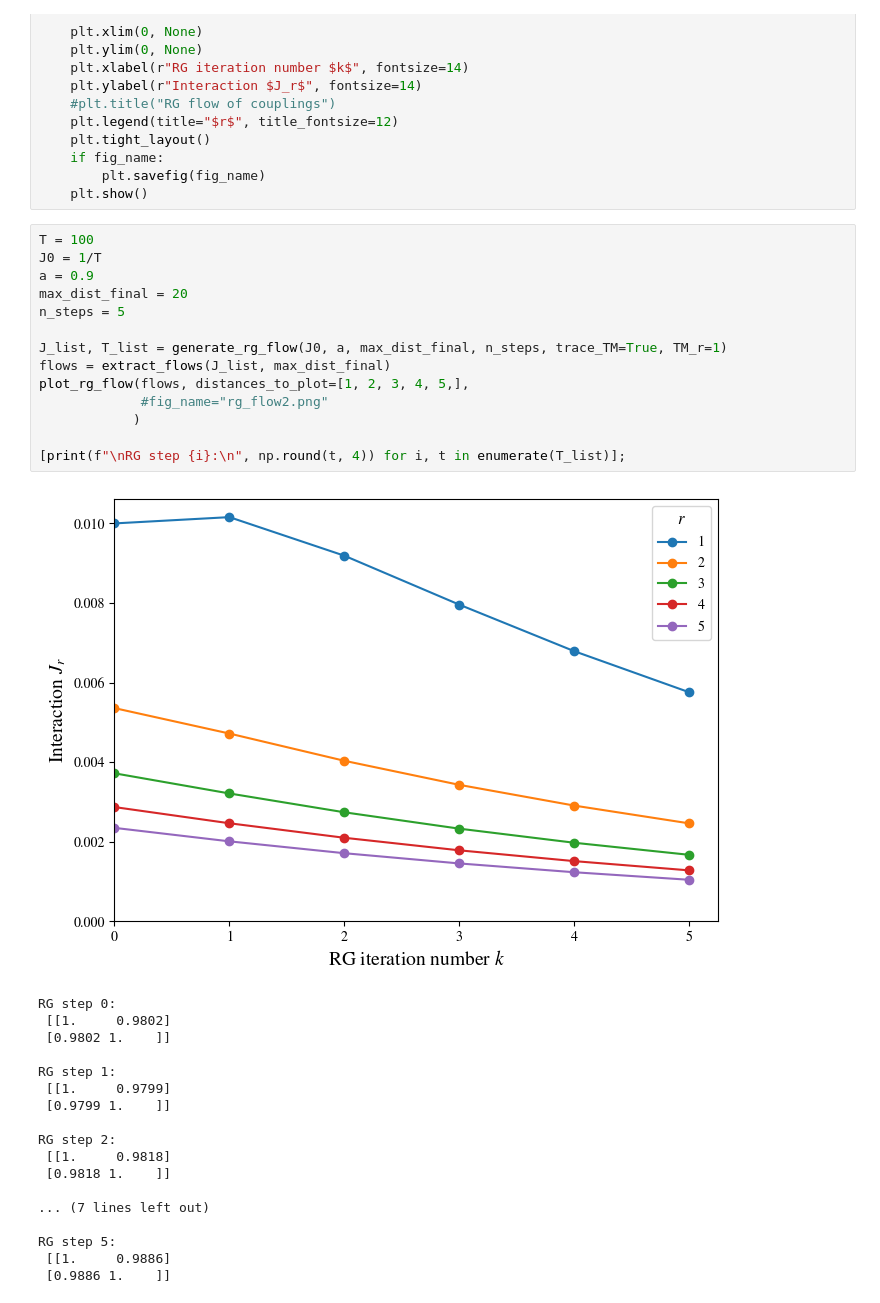
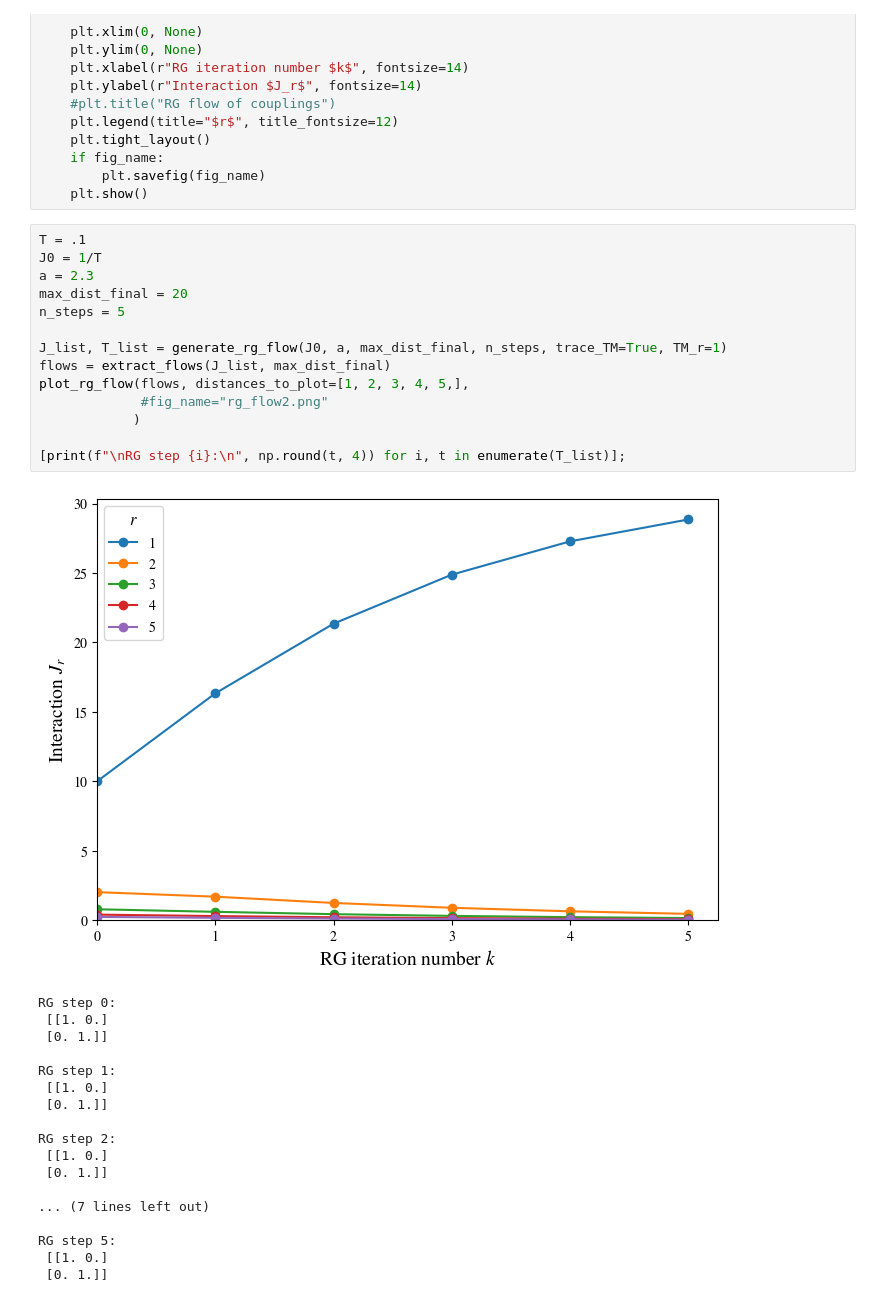
Before and after one commit to erbilcanartun/long-range-ising-chain, a Jupyter notebook: notebooks/rg_flow.ipynb, the cells around one changed output. Cells and saved outputs as stored; diff of their text form.

```diff
--- a/notebooks/rg_flow.ipynb
+++ b/notebooks/rg_flow.ipynb
@@ -84,35 +84,35 @@ def plot_rg_flow(flows, distances_to_plot=None, fig_name=None):
         plt.savefig(fig_name)
     plt.show()
 # %%
-T = 100
+T = .1
 J0 = 1/T
-a = 0.9
+a = 2.3
 max_dist_final = 20
 n_steps = 5
 
 J_list, T_list = generate_rg_flow(J0, a, max_dist_final, n_steps, trace_TM=True, TM_r=1)
 flows = extract_flows(J_list, max_dist_final)
 plot_rg_flow(flows, distances_to_plot=[1, 2, 3, 4, 5,],
              #fig_name="rg_flow2.png"
             )
 
 [print(f"\nRG step {i}:\n", np.round(t, 4)) for i, t in enumerate(T_list)];
 # %% [output]
-[figure, old version]
+[figure, new version]
 RG step 0:
- [[1.     0.9802]
- [0.9802 1.    ]]
+ [[1. 0.]
+ [0. 1.]]
 
 RG step 1:
- [[1.     0.9799]
- [0.9799 1.    ]]
+ [[1. 0.]
+ [0. 1.]]
 
 RG step 2:
- [[1.     0.9818]
- [0.9818 1.    ]]
+ [[1. 0.]
+ [0. 1.]]
 
 ... (7 lines left out)
 
 RG step 5:
- [[1.     0.9886]
- [0.9886 1.    ]]
+ [[1. 0.]
+ [0. 1.]]
```
Also changed, not shown: 2 other files.
